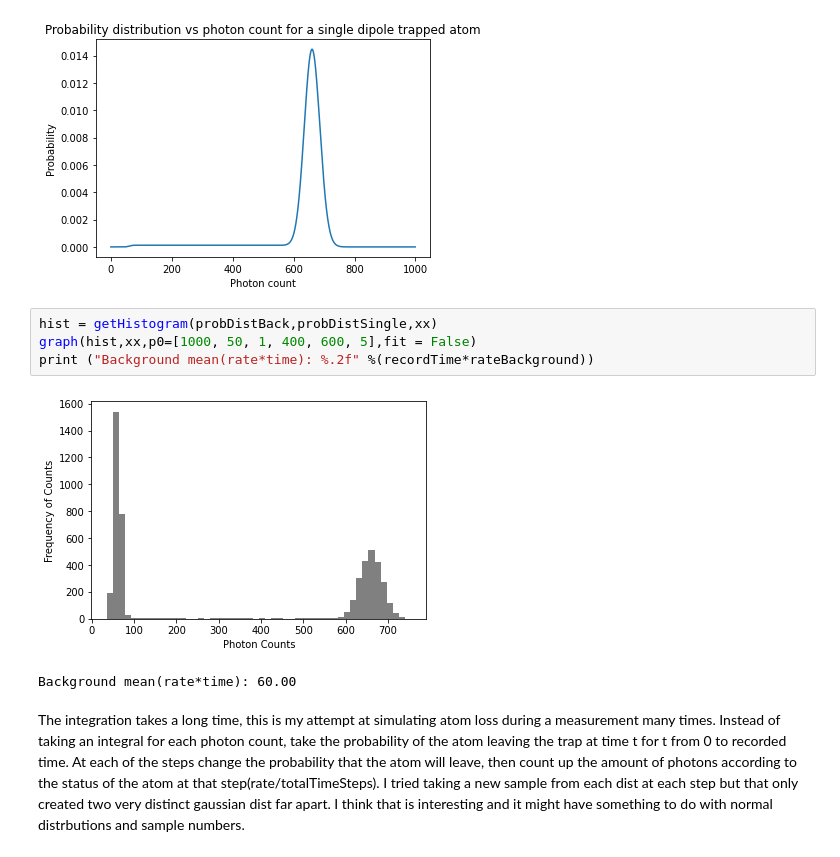
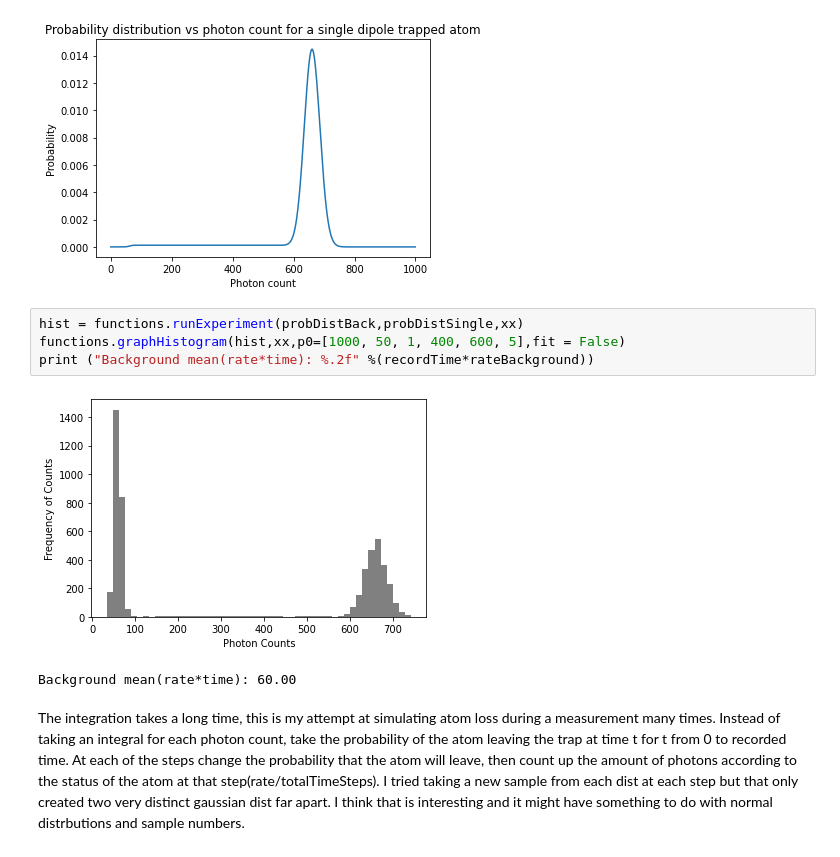
Before and after one commit to bpnordin/PhotonCount, a Jupyter notebook: Test.ipynb, the cells around one changed output. Saved outputs shown, nothing was run; the diff lists cells and outputs as text.

```diff
--- a/Test.ipynb
+++ b/Test.ipynb
@@ -43,11 +42,11 @@ plt.show()
 [figure]
 [figure]
 # %%
-hist = getHistogram(probDistBack,probDistSingle,xx)
-graph(hist,xx,p0=[1000, 50, 1, 400, 600, 5],fit = False)
+hist = functions.runExperiment(probDistBack,probDistSingle,xx)
+functions.graphHistogram(hist,xx,p0=[1000, 50, 1, 400, 600, 5],fit = False)
 print ("Background mean(rate*time): %.2f" %(recordTime*rateBackground))
 # %% [output]
-[figure, old version]
+[figure, new version]
 Background mean(rate*time): 60.00
 # %% [markdown]
 The integration takes a long time, this is my attempt at simulating atom loss during a measurement many times. Instead of taking an integral for each photon count, take the probability of the atom leaving the trap at time t for t from 0 to recorded time. At each of the steps change the probability that the atom will leave, then count up the amount of photons according to the status of the atom at that step(rate/totalTimeSteps). I tried taking a new sample from each dist at each step but that only created two very distinct gaussian dist far apart. I think that is interesting and it might have something to do with normal distrbutions and sample numbers.
```
Also changed, not shown: parts of 4 cells of this notebook, 2 other files.
